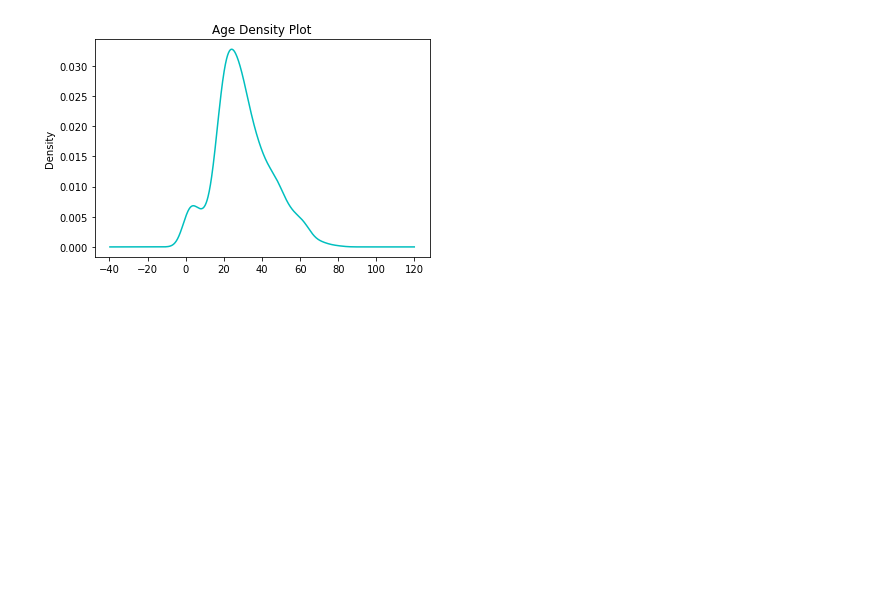
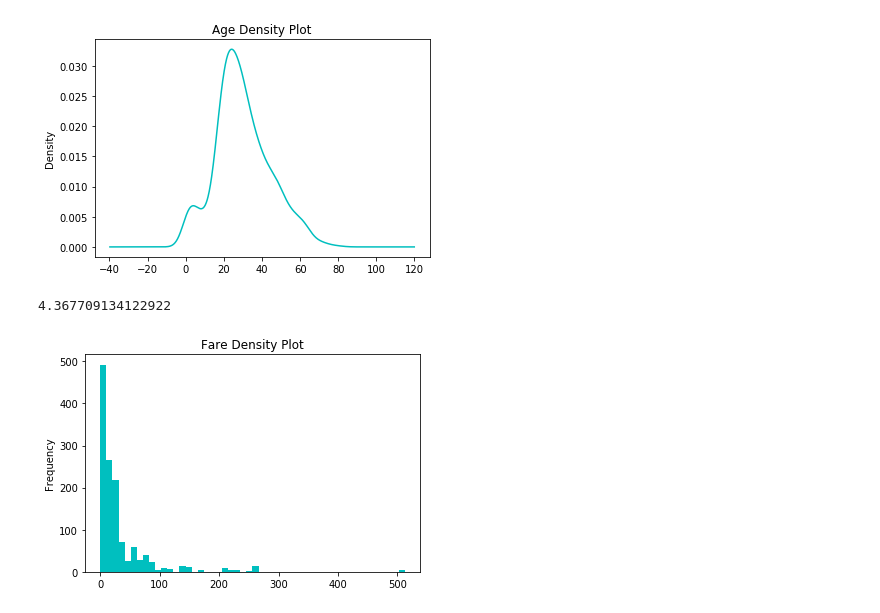
Before and after one commit to zeusari/Machine-Learning, a Jupyter notebook: notebooks/exploring-processing_data.ipynb, the cells around one changed output. Cells and saved outputs as stored; diff of their text form; code cells hidden in the pictures; blank space fills up the shorter version.

```diff
--- a/notebooks/exploring-processing_data.ipynb
+++ b/notebooks/exploring-processing_data.ipynb
@@ -343,3 +343,9 @@ df.Age.plot(kind='kde', rot=0, title='Age Density Plot', color='c')
 # %% [output]
 <matplotlib.axes._subplots.AxesSubplot at 0x...>
 [figure]
+# %%
+df.Fare.plot(kind='hist', rot=0, title='Fare Density Plot', color='c', bins=50)
+print(df.Fare.skew())
+# %% [output]
+4.367709134122922
+[figure, added]
```
Also changed, not shown: parts of 53 cells of this notebook.
